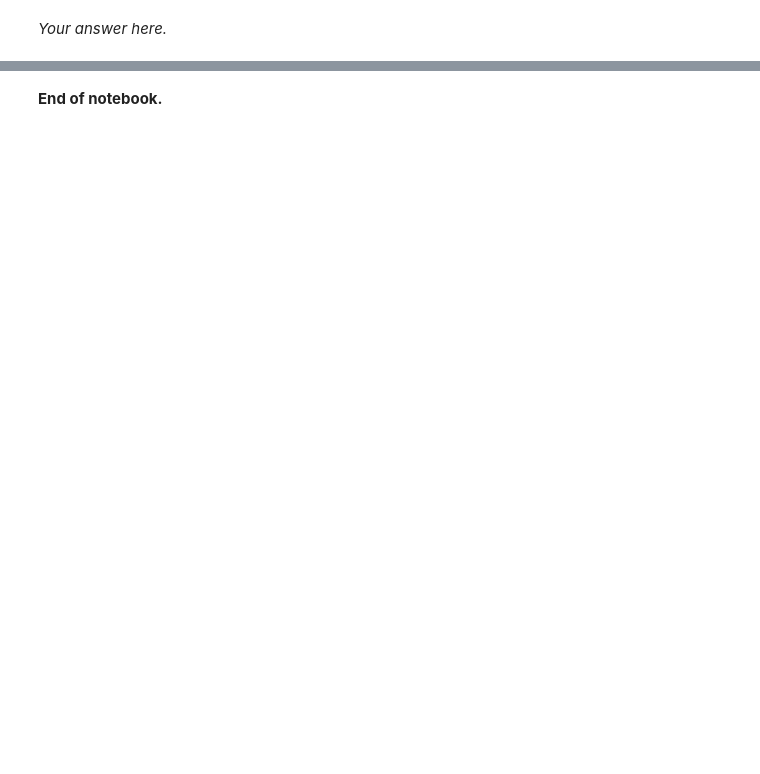
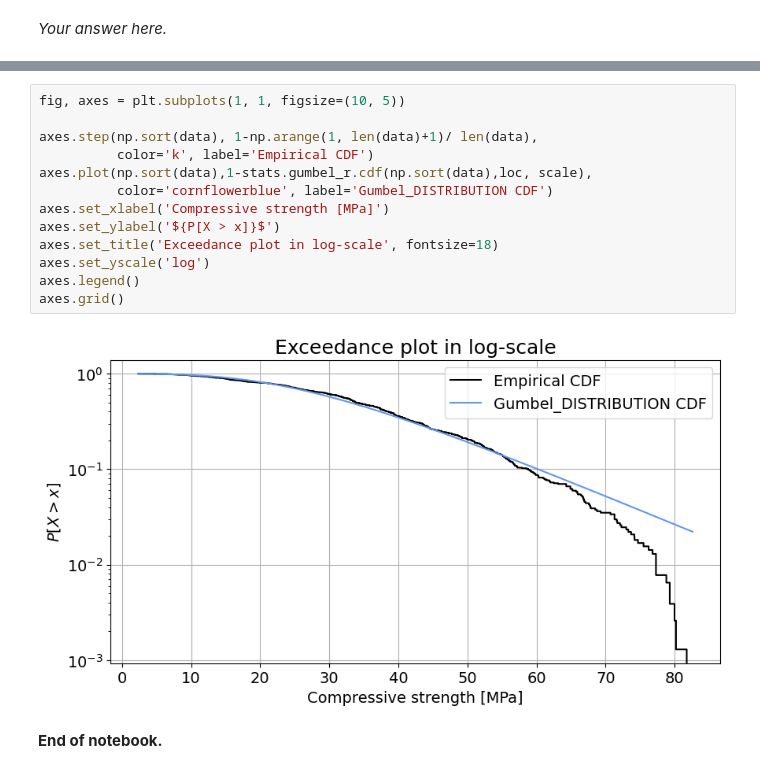
Before and after one commit to tejasnandane2709/Assignment-5, a Jupyter notebook: assm5_q2_student.ipynb, the cells around one changed output, grey strips where cells are left out. Drawn from its saved outputs; the diff is of its cells as text; blank space fills up the shorter version.

```diff
--- a/assm5_q2_student.ipynb
+++ b/assm5_q2_student.ipynb
@@ -207,2 +275,17 @@ axes.grid()
+# %%
+fig, axes = plt.subplots(1, 1, figsize=(10, 5))
+
+axes.step(np.sort(data), 1-np.arange(1, len(data)+1)/ len(data),
+          color='k', label='Empirical CDF')
+axes.plot(np.sort(data),1-stats.gumbel_r.cdf(np.sort(data),loc, scale),
+          color='cornflowerblue', label='Gumbel_DISTRIBUTION CDF')
+axes.set_xlabel('Compressive strength [MPa]')
+axes.set_ylabel('${P[X > x]}$')
+axes.set_title('Exceedance plot in log-scale', fontsize=18)
+axes.set_yscale('log')
+axes.legend()
+axes.grid()
+# %% [output]
+[figure, added]
 # %% [markdown]
 **End of notebook.**
```
Also changed, not shown: parts of 12 cells of this notebook.
